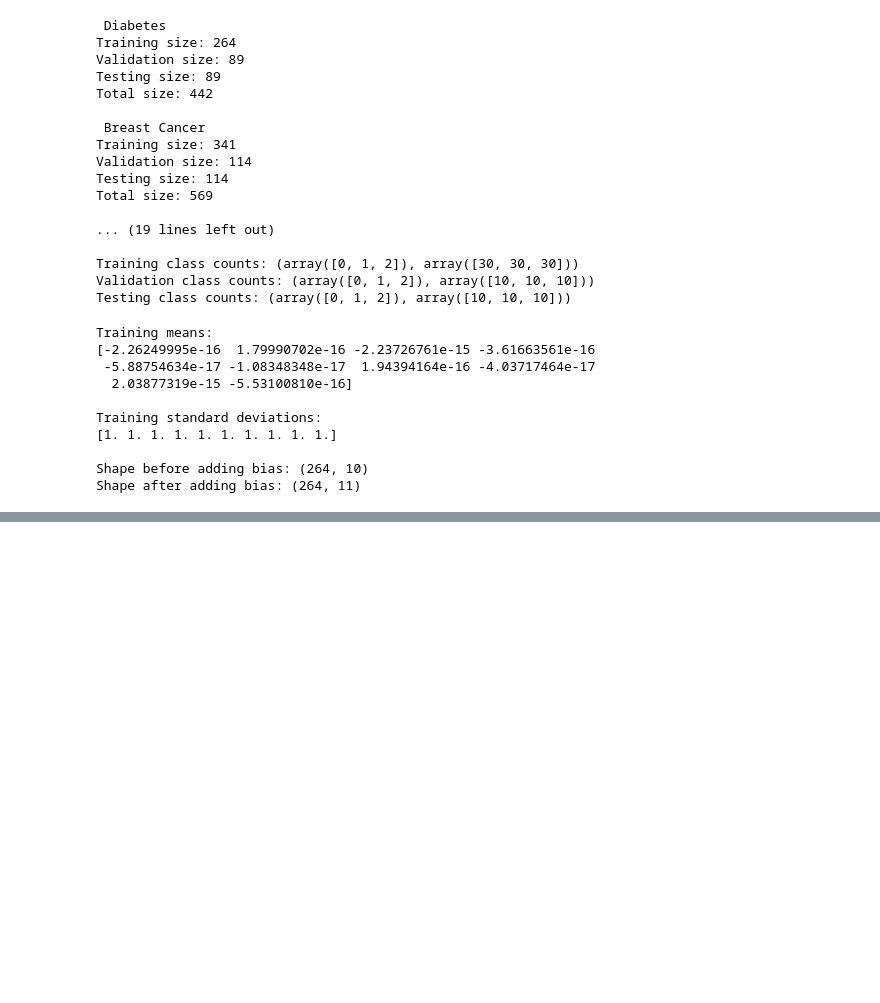
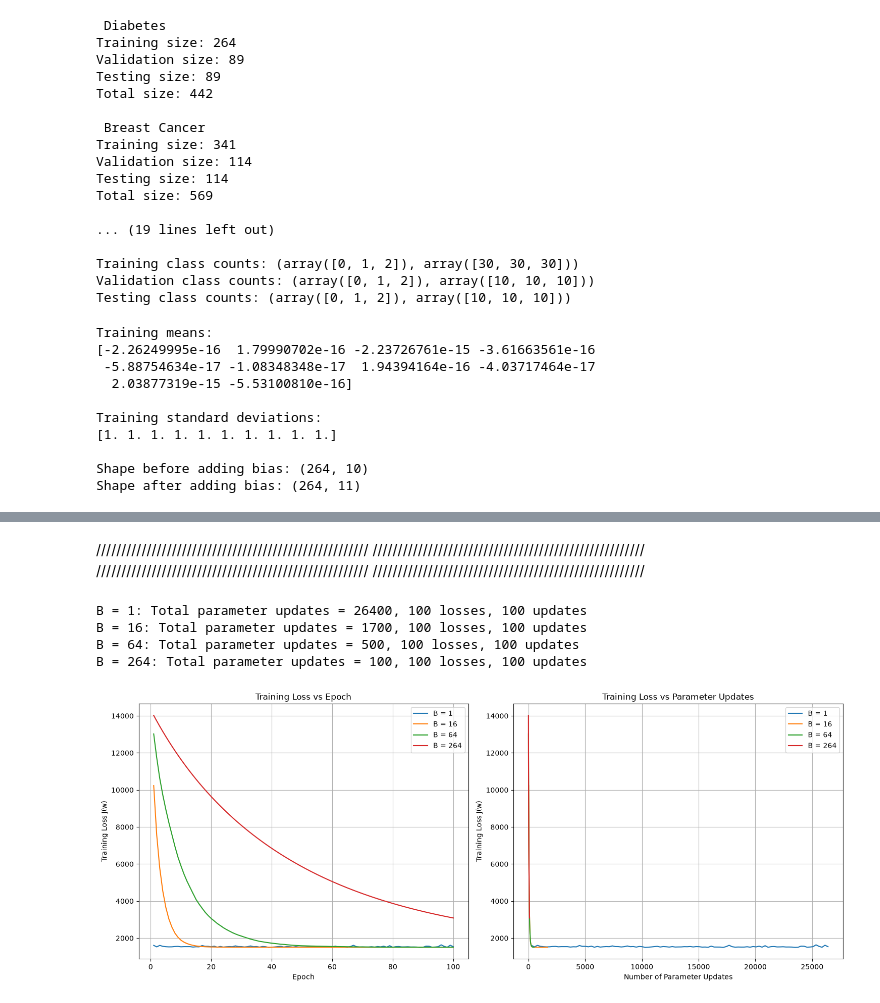
Before and after one commit to asmaa580/Linear-Models-and-Support-Vector-Machines, a Jupyter notebook: notebbok1.ipynb, the cells around one changed output, grey strips where cells are left out. Drawn from its saved outputs; the diff is of its cells as text; code cells hidden in the pictures; blank space fills up the shorter version.

```diff
--- a/notebbok1.ipynb
+++ b/notebbok1.ipynb
@@ -213,0 +874,5 @@ def classification_metrics(cm):
+# %% [markdown]
+//////////////////////////////////////////////////////
+//////////////////////////////////////////////////////
+//////////////////////////////////////////////////////
+//////////////////////////////////////////////////////
@@ -213,0 +940,52 @@ def classification_metrics(cm):
+# %%
+for B in batch_sizes:
+    print(
+        f"B = {B}: "
+        f"Total parameter updates = {mini_results[B]['updates'][-1]}, "
+        f"{len(mini_results[B]['losses'])} losses, "
+        f"{len(mini_results[B]['updates'])} updates"
+    )
+# %% [output]
+B = 1: Total parameter updates = 26400, 100 losses, 100 updates
+B = 16: Total parameter updates = 1700, 100 losses, 100 updates
+B = 64: Total parameter updates = 500, 100 losses, 100 updates
+B = 264: Total parameter updates = 100, 100 losses, 100 updates
+# %%
+
+fig, axes = plt.subplots(1, 2, figsize=(15, 6))
+
+for B in batch_sizes:
+
+    result = mini_results[B]
+    # Left panel: Loss vs Epoch
+    epochs = np.arange(1, len(result["losses"]) + 1)
+
+    axes[0].plot(
+        epochs,
+        result["losses"],
+        label=f"B = {B}"
+    )
+
+    # Right panel: Loss vs Parameter Updates
+    axes[1].plot(
+        result["updates"],
+        result["losses"],
+        label=f"B = {B}"
+    )
+
+axes[0].set_xlabel("Epoch")
+axes[0].set_ylabel("Training Loss J(w)")
+axes[0].set_title("Training Loss vs Epoch")
+axes[0].legend()
+axes[0].grid(True)
+
+axes[1].set_xlabel("Number of Parameter Updates")
+axes[1].set_ylabel("Training Loss J(w)")
+axes[1].set_title("Training Loss vs Parameter Updates")
+axes[1].legend()
+axes[1].grid(True)
+
+plt.tight_layout()
+plt.show()
+# %% [output]
+[figure, added]
```
Also changed, not shown: parts of 68 cells of this notebook.
